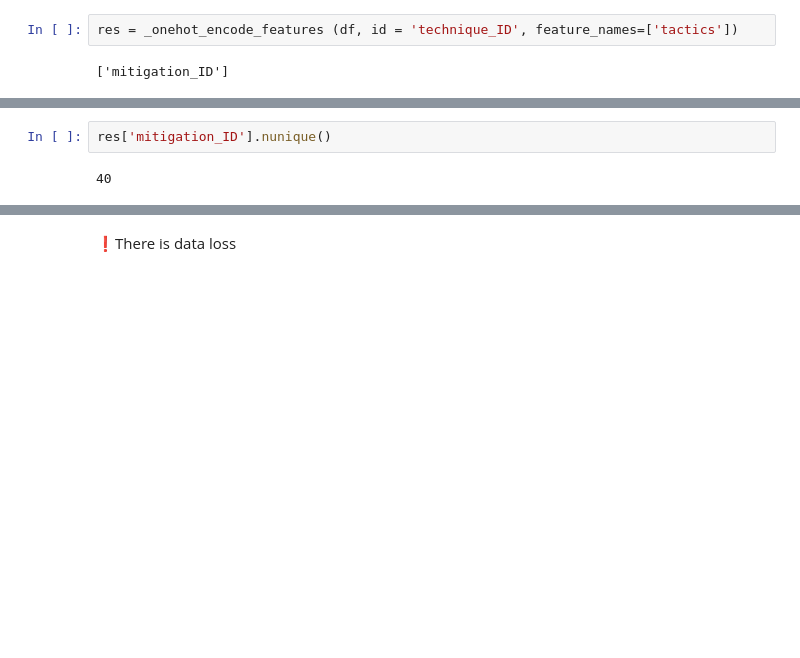
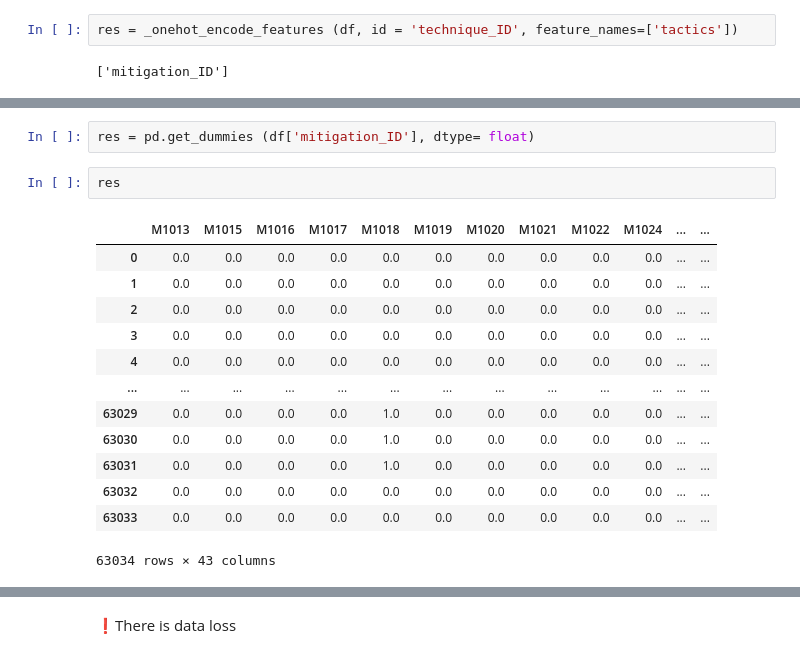
Before and after one commit to hcvu1050/hieuchivu-gt24-repo2, a Jupyter notebook: build_features_test.ipynb, the cells around one changed output, grey strips where cells are left out. Drawn from its saved outputs; the diff is of its cells as text; blank space fills up the shorter version.

```diff
--- a/build_features_test.ipynb
+++ b/build_features_test.ipynb
@@ -98,4 +100,18 @@ res
+# %%
+res = pd.get_dummies (df['mitigation_ID'], dtype= float)
 # %%
-res['mitigation_ID'].nunique()
+res
 # %% [output]
+|  | M1013 | M1015 | M1016 | M1017 | M1018 | M1019 | M1020 | M1021 | M1022 | M1024 | ... | ... |
+| 0 | 0.0 | 0.0 | 0.0 | 0.0 | 0.0 | 0.0 | 0.0 | 0.0 | 0.0 | 0.0 | ... | ... |
+| 1 | 0.0 | 0.0 | 0.0 | 0.0 | 0.0 | 0.0 | 0.0 | 0.0 | 0.0 | 0.0 | ... | ... |
+| 2 | 0.0 | 0.0 | 0.0 | 0.0 | 0.0 | 0.0 | 0.0 | 0.0 | 0.0 | 0.0 | ... | ... |
+| 3 | 0.0 | 0.0 | 0.0 | 0.0 | 0.0 | 0.0 | 0.0 | 0.0 | 0.0 | 0.0 | ... | ... |
+| 4 | 0.0 | 0.0 | 0.0 | 0.0 | 0.0 | 0.0 | 0.0 | 0.0 | 0.0 | 0.0 | ... | ... |
+| ... | ... | ... | ... | ... | ... | ... | ... | ... | ... | ... | ... | ... |
+| 63029 | 0.0 | 0.0 | 0.0 | 0.0 | 1.0 | 0.0 | 0.0 | 0.0 | 0.0 | 0.0 | ... | ... |
+| 63030 | 0.0 | 0.0 | 0.0 | 0.0 | 1.0 | 0.0 | 0.0 | 0.0 | 0.0 | 0.0 | ... | ... |
+| 63031 | 0.0 | 0.0 | 0.0 | 0.0 | 1.0 | 0.0 | 0.0 | 0.0 | 0.0 | 0.0 | ... | ... |
+| 63032 | 0.0 | 0.0 | 0.0 | 0.0 | 0.0 | 0.0 | 0.0 | 0.0 | 0.0 | 0.0 | ... | ... |
+| 63033 | 0.0 | 0.0 | 0.0 | 0.0 | 0.0 | 0.0 | 0.0 | 0.0 | 0.0 | 0.0 | ... | ... |
-40
+63034 rows × 43 columns
```
Also changed, not shown: parts of 5 cells of this notebook, 3 other files.
